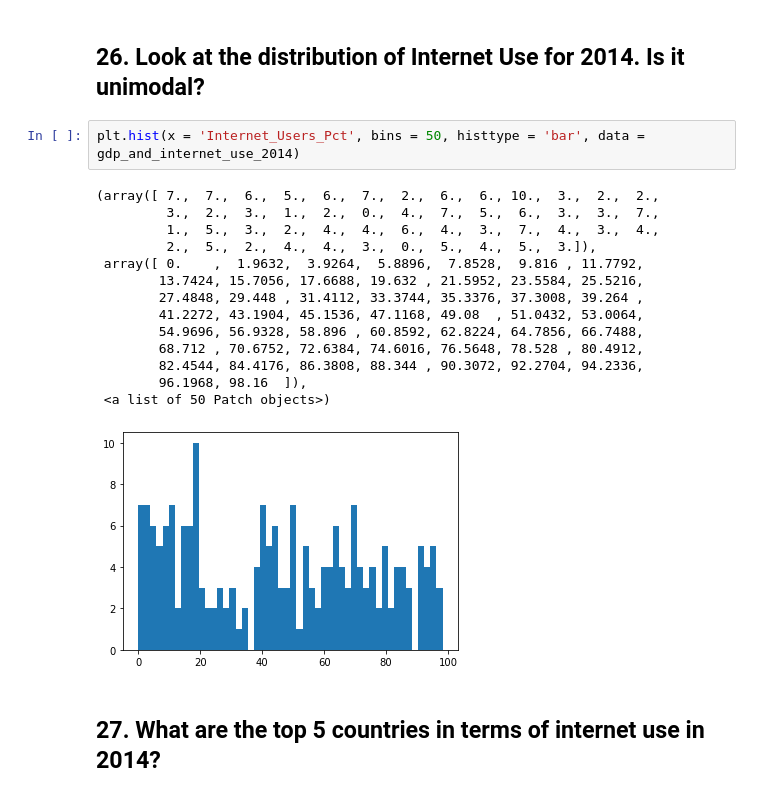
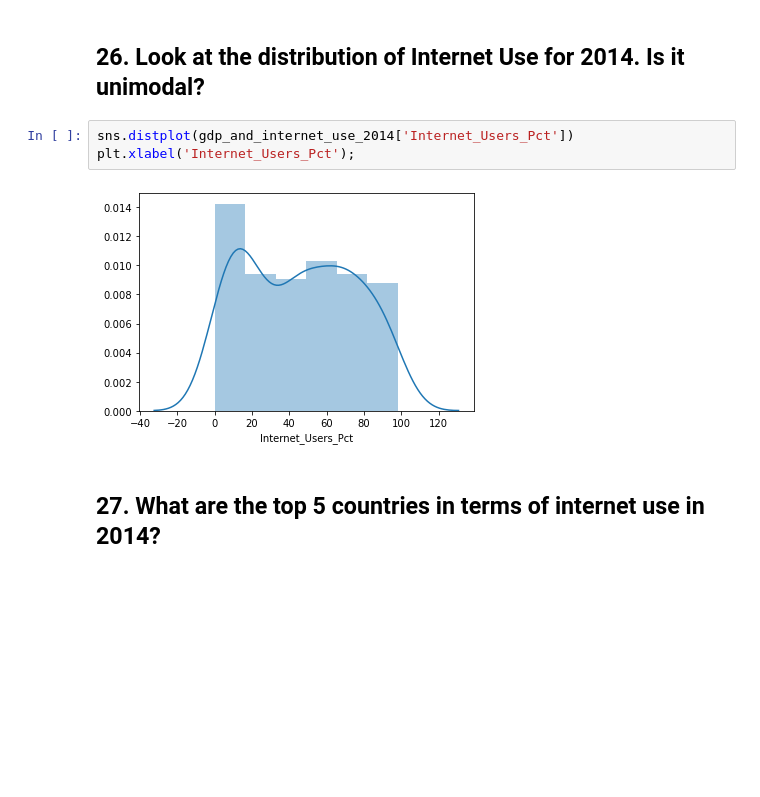
Before and after one commit to MrBardot/gdp-and-internet-usage, a Jupyter notebook: notebooks/un_analysis_posey.ipynb, the cells around one changed output. Cells and saved outputs as stored; diff of their text form; blank space fills up the shorter version.

```diff
--- a/notebooks/un_analysis_posey.ipynb
+++ b/notebooks/un_analysis_posey.ipynb
@@ -394,22 +411,10 @@ plt.hist(x = 'GDP_Per_Capita', bins = 50, histtype = 'bar', data = gdp_and_inter
 # %% [markdown]
 ## 26. Look at the distribution of Internet Use for 2014. Is it unimodal?
-# %%
-plt.hist(x = 'Internet_Users_Pct', bins = 50, histtype = 'bar', data = gdp_and_internet_use_2014)
-# %% [output]
-(array([ 7.,  7.,  6.,  5.,  6.,  7.,  2.,  6.,  6., 10.,  3.,  2.,  2.,
-         3.,  2.,  3.,  1.,  2.,  0.,  4.,  7.,  5.,  6.,  3.,  3.,  7.,
-         1.,  5.,  3.,  2.,  4.,  4.,  6.,  4.,  3.,  7.,  4.,  3.,  4.,
-         2.,  5.,  2.,  4.,  4.,  3.,  0.,  5.,  4.,  5.,  3.]),
- array([ 0.    ,  1.9632,  3.9264,  5.8896,  7.8528,  9.816 , 11.7792,
-        13.7424, 15.7056, 17.6688, 19.632 , 21.5952, 23.5584, 25.5216,
-        27.4848, 29.448 , 31.4112, 33.3744, 35.3376, 37.3008, 39.264 ,
-        41.2272, 43.1904, 45.1536, 47.1168, 49.08  , 51.0432, 53.0064,
-        54.9696, 56.9328, 58.896 , 60.8592, 62.8224, 64.7856, 66.7488,
-        68.712 , 70.6752, 72.6384, 74.6016, 76.5648, 78.528 , 80.4912,
-        82.4544, 84.4176, 86.3808, 88.344 , 90.3072, 92.2704, 94.2336,
-        96.1968, 98.16  ]),
- <a list of 50 Patch objects>)
-[figure, removed]
+# %%
+sns.distplot(gdp_and_internet_use_2014['Internet_Users_Pct'])
+plt.xlabel('Internet_Users_Pct');
+# %% [output]
+[figure, added]
 # %% [markdown]
 ## 27. What are the top 5 countries in terms of internet use in 2014?
 # %%
```
Also changed, not shown: parts of 11 cells of this notebook.
